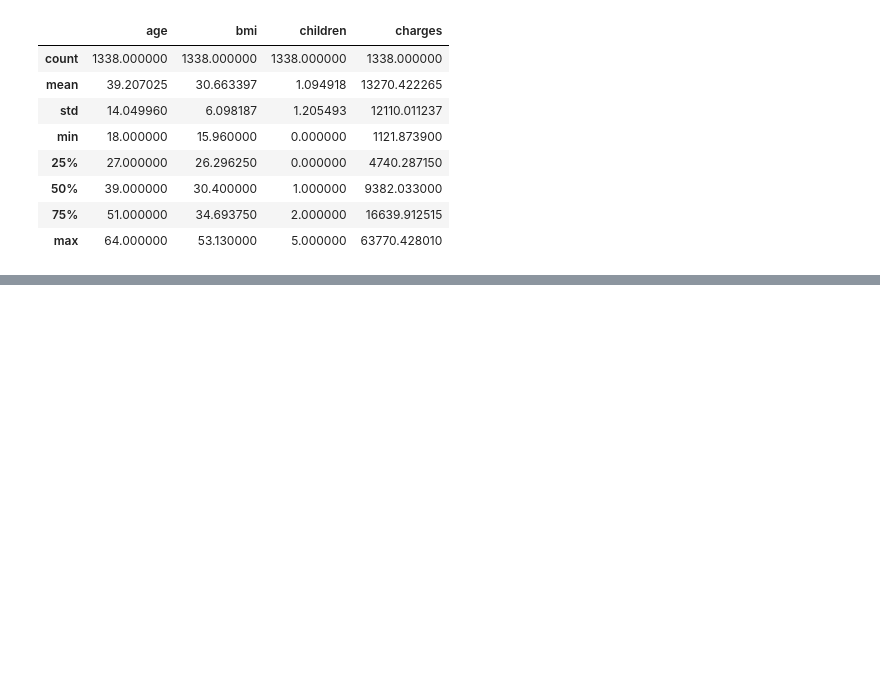
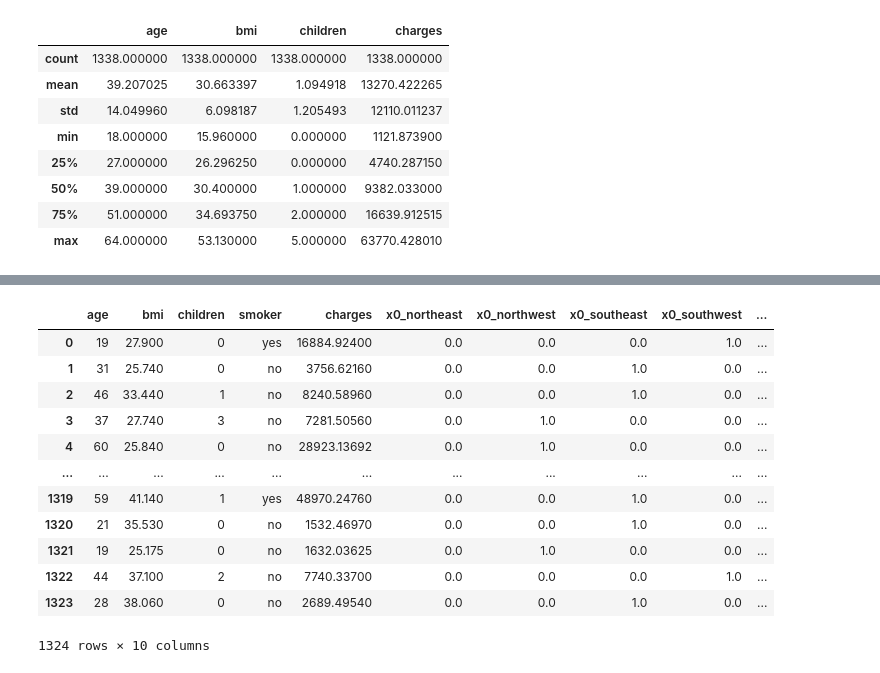
Before and after one commit to Astrathena18/DATA103-Repository, a Jupyter notebook: Notebooks/FinalProject/KNNModel.ipynb, the cells around one changed output, grey strips where cells are left out. Saved outputs shown, nothing was run; the diff lists cells and outputs as text; code cells hidden in the pictures; blank space fills up the shorter version.

```diff
--- a/Notebooks/FinalProject/KNNModel.ipynb
+++ b/Notebooks/FinalProject/KNNModel.ipynb
@@ -89,0 +200,16 @@ plt.tight_layout()
+# %%
+model_data
+# %% [output]
+|  | age | bmi | children | smoker | charges | x0_northeast | x0_northwest | x0_southeast | x0_southwest | ... |
+| 0 | 19 | 27.900 | 0 | yes | 16884.92400 | 0.0 | 0.0 | 0.0 | 1.0 | ... |
+| 1 | 31 | 25.740 | 0 | no | 3756.62160 | 0.0 | 0.0 | 1.0 | 0.0 | ... |
+| 2 | 46 | 33.440 | 1 | no | 8240.58960 | 0.0 | 0.0 | 1.0 | 0.0 | ... |
+| 3 | 37 | 27.740 | 3 | no | 7281.50560 | 0.0 | 1.0 | 0.0 | 0.0 | ... |
+| 4 | 60 | 25.840 | 0 | no | 28923.13692 | 0.0 | 1.0 | 0.0 | 0.0 | ... |
+| ... | ... | ... | ... | ... | ... | ... | ... | ... | ... | ... |
+| 1319 | 59 | 41.140 | 1 | yes | 48970.24760 | 0.0 | 0.0 | 1.0 | 0.0 | ... |
+| 1320 | 21 | 35.530 | 0 | no | 1532.46970 | 0.0 | 0.0 | 1.0 | 0.0 | ... |
+| 1321 | 19 | 25.175 | 0 | no | 1632.03625 | 0.0 | 1.0 | 0.0 | 0.0 | ... |
+| 1322 | 44 | 37.100 | 2 | no | 7740.33700 | 0.0 | 0.0 | 0.0 | 1.0 | ... |
+| 1323 | 28 | 38.060 | 0 | no | 2689.49540 | 0.0 | 0.0 | 1.0 | 0.0 | ... |
+1324 rows × 10 columns
```
Also changed, not shown: parts of 44 cells of this notebook, 7 other files.
